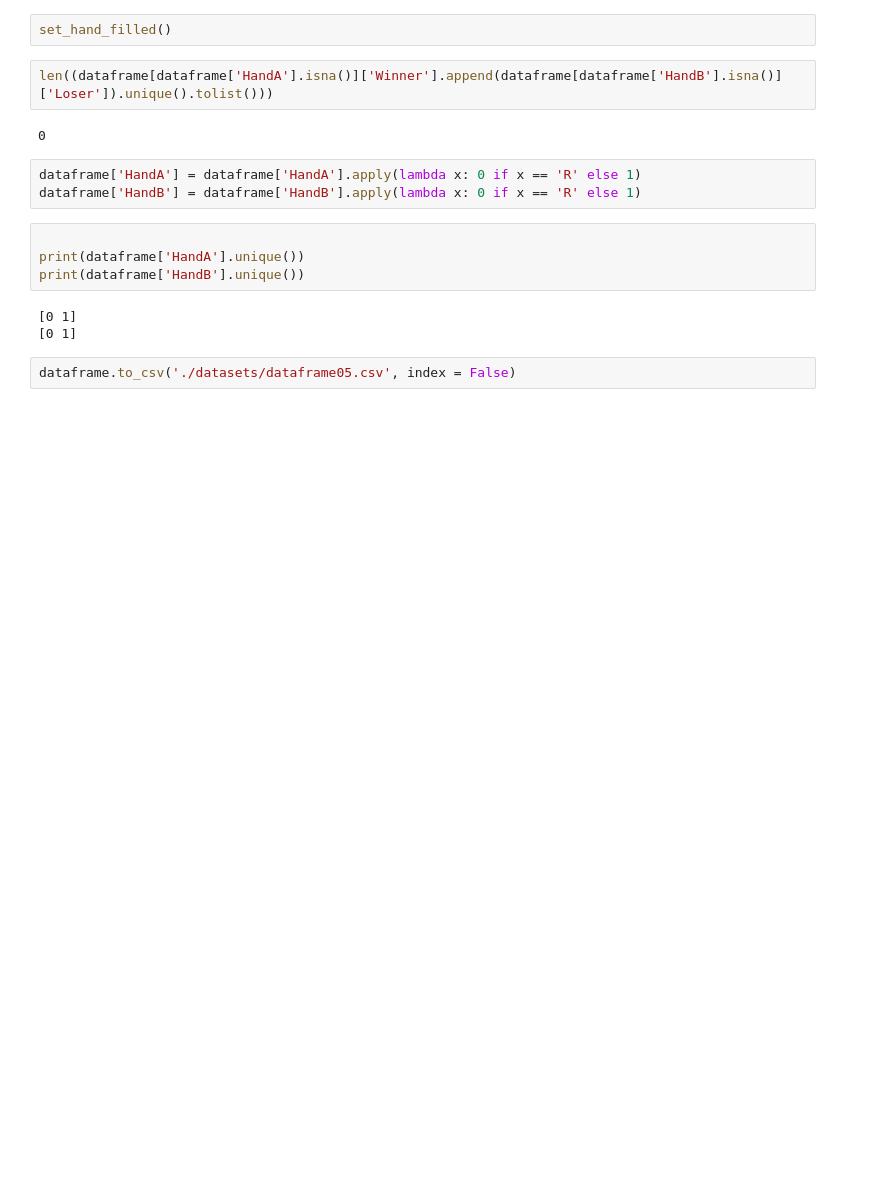
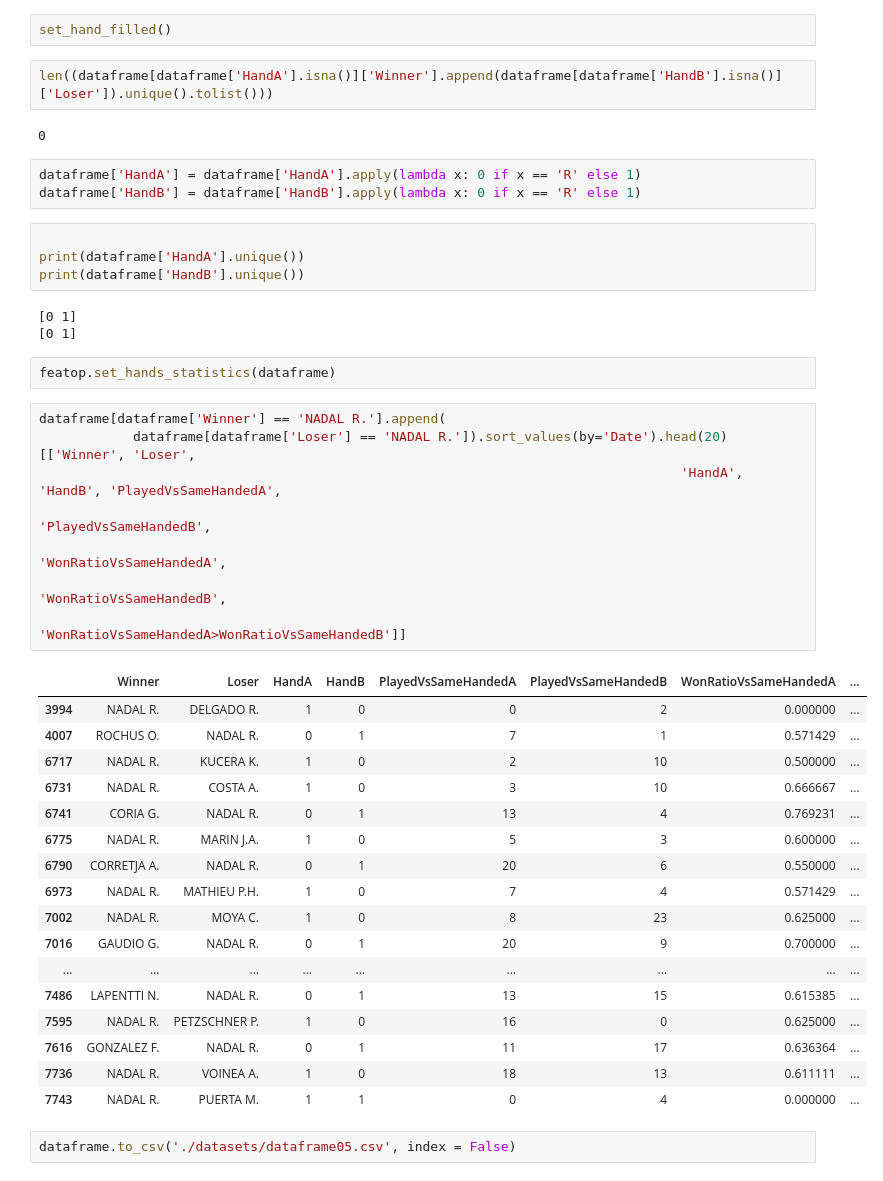
Before and after one commit to RiccardoSpolaor/Predict_Winner_2020_Australian_Open, a Jupyter notebook: Redone/05 Adding New Variables.ipynb, the cells around one changed output. Cells and saved outputs as stored; diff of their text form; blank space fills up the shorter version.

```diff
--- a/Redone/05 Adding New Variables.ipynb
+++ b/Redone/05 Adding New Variables.ipynb
@@ -918,5 +944,33 @@ print(dataframe['HandB'].unique())
 # %% [output]
 [0 1]
 [0 1]
+# %%
+featop.set_hands_statistics(dataframe)
+# %%
+dataframe[dataframe['Winner'] == 'NADAL R.'].append(
+            dataframe[dataframe['Loser'] == 'NADAL R.']).sort_values(by='Date').head(20)[['Winner', 'Loser',
+                                                                                  'HandA', 'HandB', 'PlayedVsSameHandedA',
+                                                                                         'PlayedVsSameHandedB',
+                                                                                         'WonRatioVsSameHandedA',
+                                                                                         'WonRatioVsSameHandedB',
+                                                                                         'WonRatioVsSameHandedA>WonRatioVsSameHandedB']]
+# %% [output]
+|  | Winner | Loser | HandA | HandB | PlayedVsSameHandedA | PlayedVsSameHandedB | WonRatioVsSameHandedA | ... |
+| 3994 | NADAL R. | DELGADO R. | 1 | 0 | 0 | 2 | 0.000000 | ... |
+| 4007 | ROCHUS O. | NADAL R. | 0 | 1 | 7 | 1 | 0.571429 | ... |
+| 6717 | NADAL R. | KUCERA K. | 1 | 0 | 2 | 10 | 0.500000 | ... |
+| 6731 | NADAL R. | COSTA A. | 1 | 0 | 3 | 10 | 0.666667 | ... |
+| 6741 | CORIA G. | NADAL R. | 0 | 1 | 13 | 4 | 0.769231 | ... |
+| 6775 | NADAL R. | MARIN J.A. | 1 | 0 | 5 | 3 | 0.600000 | ... |
+| 6790 | CORRETJA A. | NADAL R. | 0 | 1 | 20 | 6 | 0.550000 | ... |
+| 6973 | NADAL R. | MATHIEU P.H. | 1 | 0 | 7 | 4 | 0.571429 | ... |
+| 7002 | NADAL R. | MOYA C. | 1 | 0 | 8 | 23 | 0.625000 | ... |
+| 7016 | GAUDIO G. | NADAL R. | 0 | 1 | 20 | 9 | 0.700000 | ... |
+| ... | ... | ... | ... | ... | ... | ... | ... | ... |
+| 7486 | LAPENTTI N. | NADAL R. | 0 | 1 | 13 | 15 | 0.615385 | ... |
+| 7595 | NADAL R. | PETZSCHNER P. | 1 | 0 | 16 | 0 | 0.625000 | ... |
+| 7616 | GONZALEZ F. | NADAL R. | 0 | 1 | 11 | 17 | 0.636364 | ... |
+| 7736 | NADAL R. | VOINEA A. | 1 | 0 | 18 | 13 | 0.611111 | ... |
+| 7743 | NADAL R. | PUERTA M. | 1 | 1 | 0 | 4 | 0.000000 | ... |
 # %%
 dataframe.to_csv('./datasets/dataframe05.csv', index = False)
```
Also changed, not shown: parts of 15 cells of this notebook, 5 other files.
